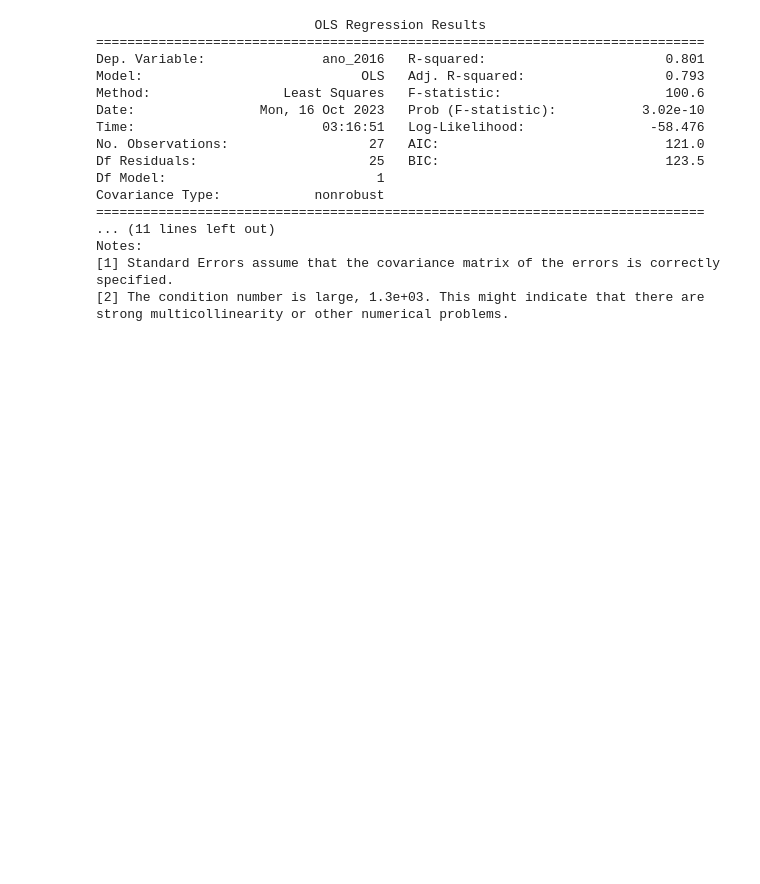
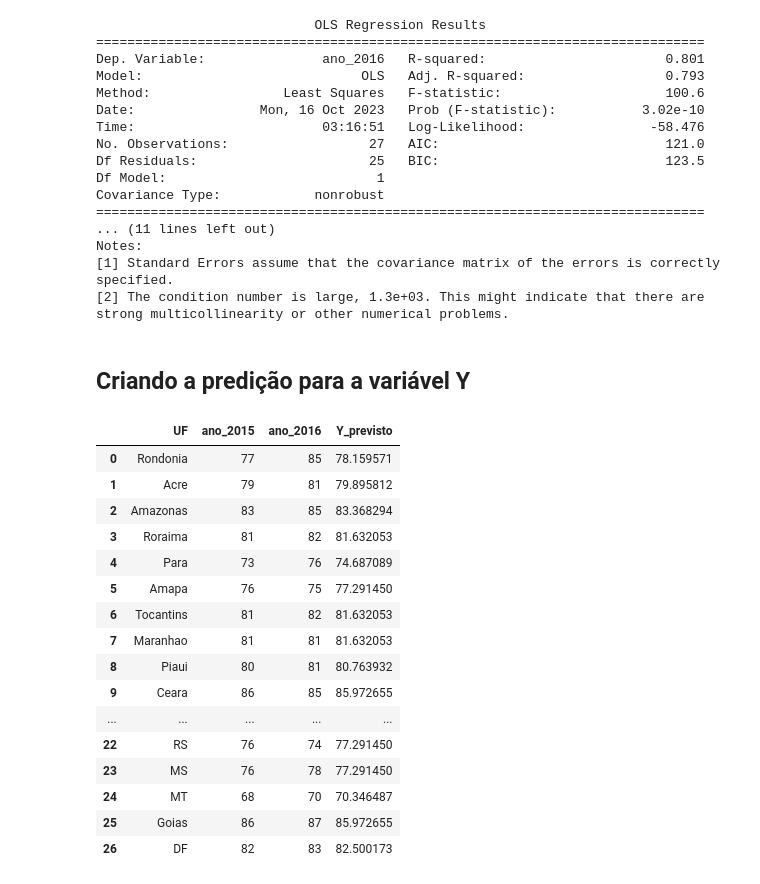
Before and after one commit to carlos-andre-henrique/Regressao, a Jupyter notebook: Regressão_Linear_Simples_2.ipynb, the cells around one changed output. Cells and saved outputs as stored; diff of their text form; code cells hidden in the pictures; blank space fills up the shorter version.

Commit message:
Adicionando o cálculo da predição para a variável Y

```diff
--- a/Regressão_Linear_Simples_2.ipynb
+++ b/Regressão_Linear_Simples_2.ipynb
@@ -66,3 +66,26 @@ Notes:
 [1] Standard Errors assume that the covariance matrix of the errors is correctly specified.
 [2] The condition number is large, 1.3e+03. This might indicate that there are
 strong multicollinearity or other numerical problems.
+# %% [markdown]
+## Criando a predição para a variável Y
+# %%
+alunos["Y_previsto"] = resultado_regressao.predict()
+alunos
+# %% [output]
+|  | UF | ano_2015 | ano_2016 | Y_previsto |
+| 0 | Rondonia | 77 | 85 | 78.159571 |
+| 1 | Acre | 79 | 81 | 79.895812 |
+| 2 | Amazonas | 83 | 85 | 83.368294 |
+| 3 | Roraima | 81 | 82 | 81.632053 |
+| 4 | Para | 73 | 76 | 74.687089 |
+| 5 | Amapa | 76 | 75 | 77.291450 |
+| 6 | Tocantins | 81 | 82 | 81.632053 |
+| 7 | Maranhao | 81 | 81 | 81.632053 |
+| 8 | Piaui | 80 | 81 | 80.763932 |
+| 9 | Ceara | 86 | 85 | 85.972655 |
+| ... | ... | ... | ... | ... |
+| 22 | RS | 76 | 74 | 77.291450 |
+| 23 | MS | 76 | 78 | 77.291450 |
+| 24 | MT | 68 | 70 | 70.346487 |
+| 25 | Goias | 86 | 87 | 85.972655 |
+| 26 | DF | 82 | 83 | 82.500173 |
```
